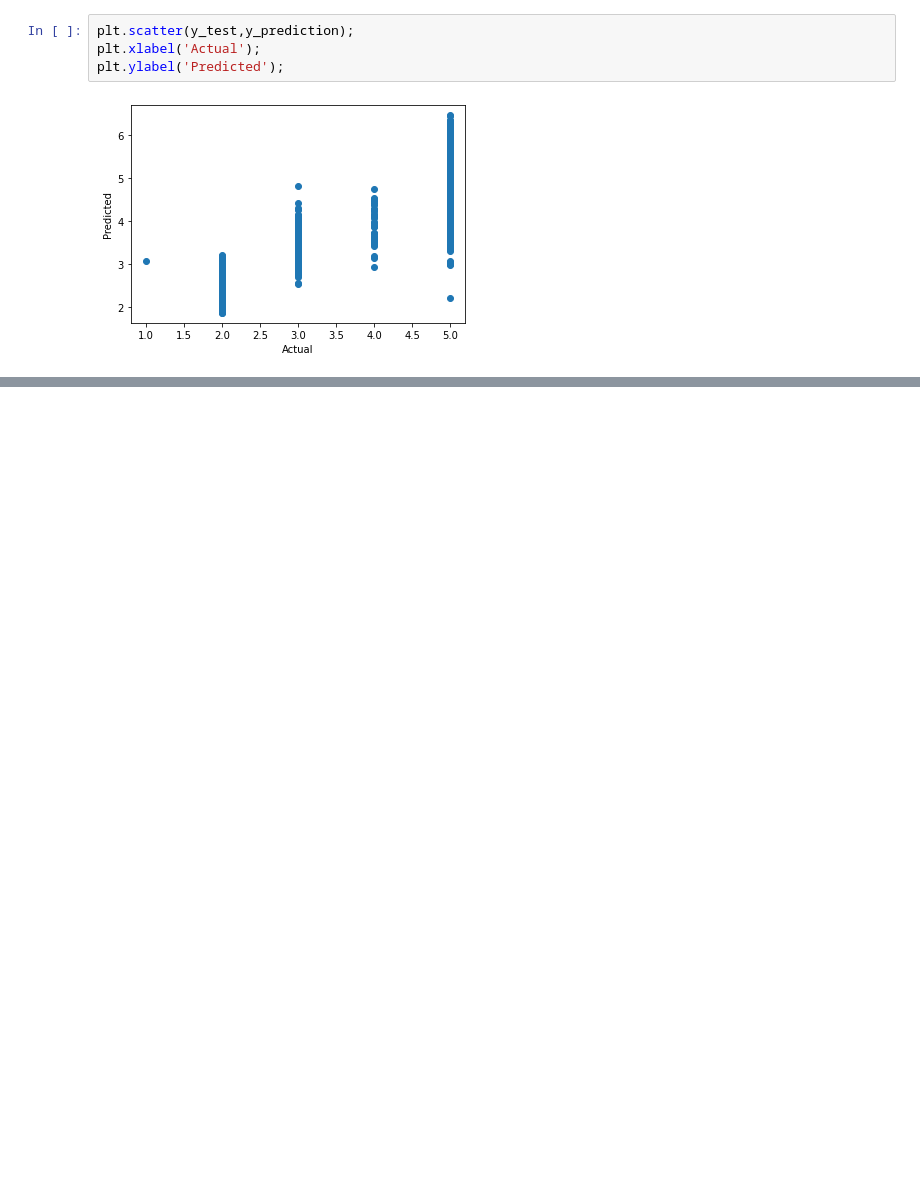
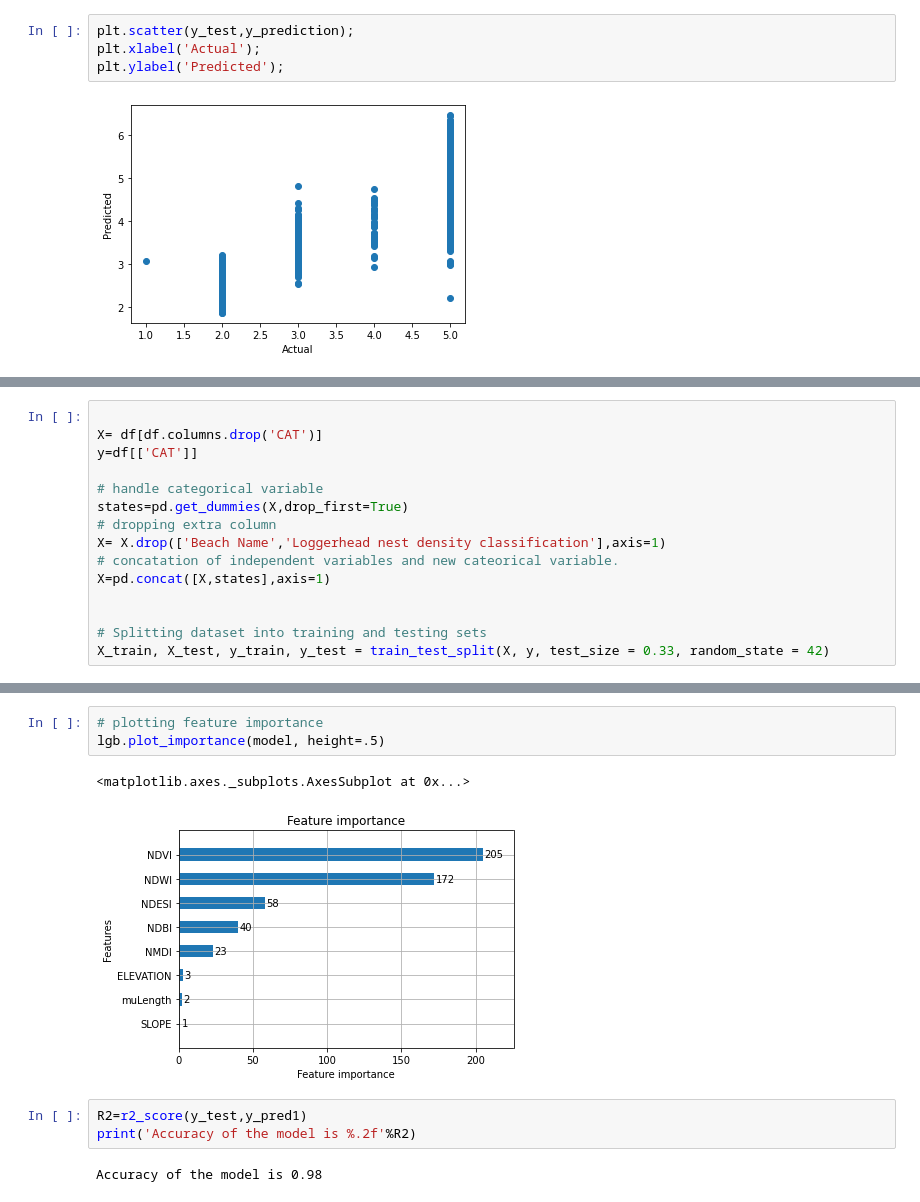
Before and after one commit to Kamiilykam/pandas-challenge, a Jupyter notebook: Sci_Re_code.ipynb, the cells around one changed output, grey strips where cells are left out. Saved outputs shown, nothing was run; the diff lists cells and outputs as text; blank space fills up the shorter version.

```diff
--- a/Sci_Re_code.ipynb
+++ b/Sci_Re_code.ipynb
@@ -360,0 +320,15 @@ y_mean, y_std = gaussian_process.predict(x, return_std=True)
+# %%
+
+X= df[df.columns.drop('CAT')]
+y=df[['CAT']]
+
+# handle categorical variable
+states=pd.get_dummies(X,drop_first=True)
+# dropping extra column
+X= X.drop(['Beach Name','Loggerhead nest density classification'],axis=1)
+# concatation of independent variables and new cateorical variable.
+X=pd.concat([X,states],axis=1)
+
+
+# Splitting dataset into training and testing sets
+X_train, X_test, y_train, y_test = train_test_split(X, y, test_size = 0.33, random_state = 42)
@@ -360,0 +394,11 @@ y_mean, y_std = gaussian_process.predict(x, return_std=True)
+# %%
+# plotting feature importance
+lgb.plot_importance(model, height=.5)
+# %% [output]
+<matplotlib.axes._subplots.AxesSubplot at 0x...>
+[figure, added]
+# %%
+R2=r2_score(y_test,y_pred1)
+print('Accuracy of the model is %.2f'%R2)
+# %% [output]
+Accuracy of the model is 0.98
```
Also changed, not shown: parts of 87 cells of this notebook.
